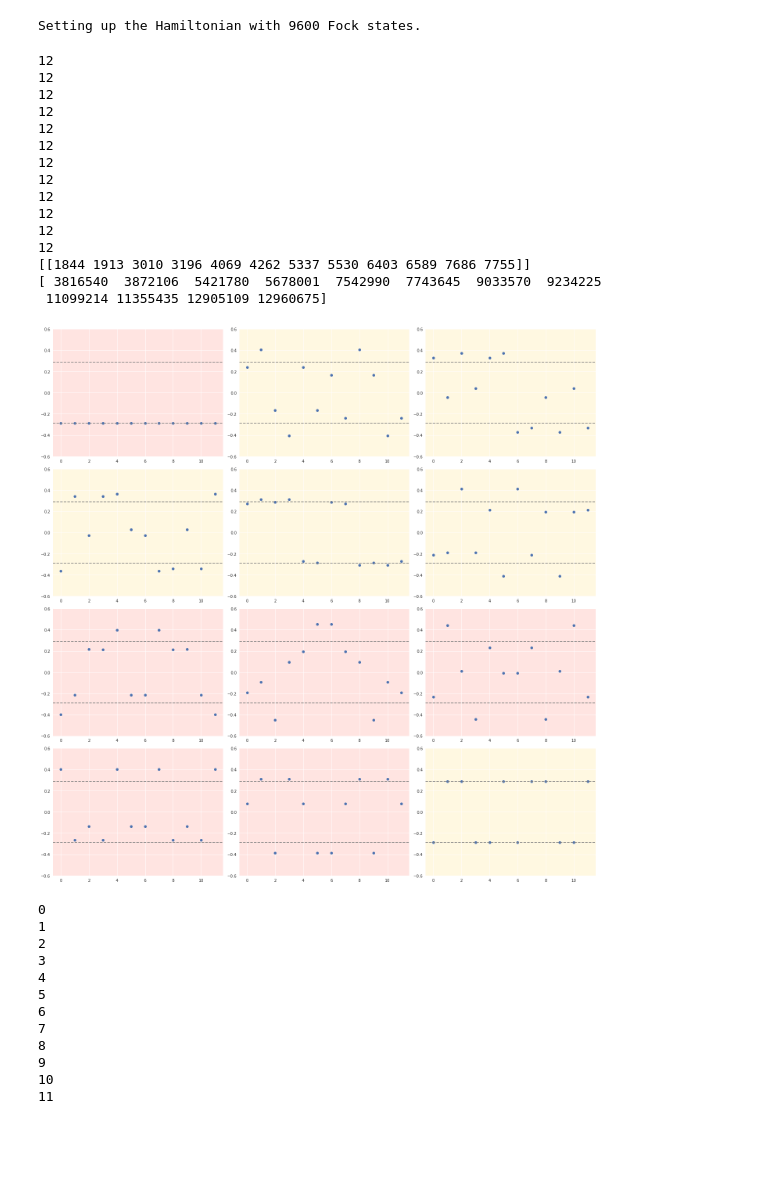
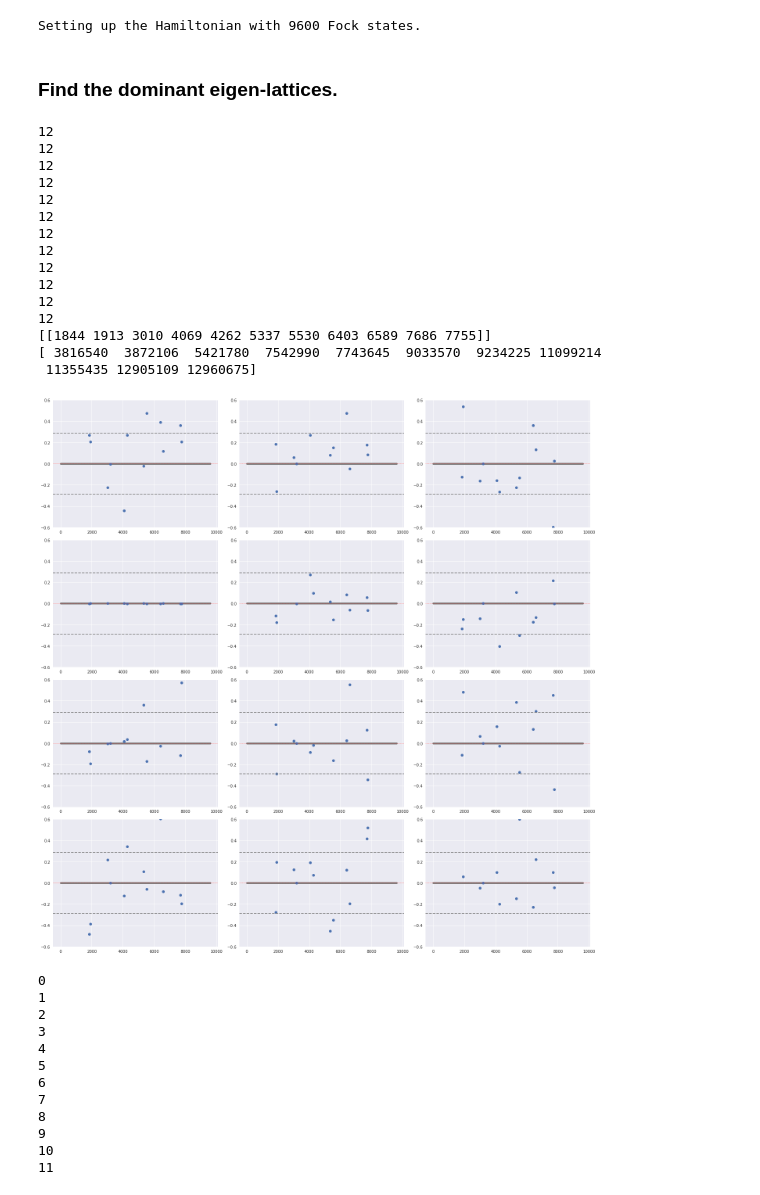
Before and after one commit to cygnus2/FQLMs, a Jupyter notebook: python_notebooks/single_eigenstates.ipynb, the cells around one changed output. Drawn from its saved outputs; the diff is of its cells as text; code cells hidden in the pictures; blank space fills up the shorter version.

```diff
--- a/python_notebooks/single_eigenstates.ipynb
+++ b/python_notebooks/single_eigenstates.ipynb
@@ -10,20 +10,22 @@ import matplotlib.pyplot as plt
 sys.path.append('../python_gauss_lattice/')
 from gauss_lattice import HamiltonianBuilder
 from gauss_lattice.aux import size_tag, read_all_states
-data_dir = '../python_data/misc_data/'
+# data_dir = '../python_data/misc_data/'
+data_dir = '../python_gauss_lattice/output/'
 
 param = {
     'L' : [2,2,2],
-    'lambda' : -100,
+    'lambda' : -50,
     'gauge_particles' : 'bosons'
 }
 tag = '_' + param['gauge_particles'] + '_' + size_tag(param['L']) + '_lam{:.2f}.dat'.format(param['lambda'])
-eigenvalues = pd.read_csv(data_dir + 'spectrum'+tag, skiprows=0, names=['E'], index_col=False)
+# eigenvalues = pd.read_csv(data_dir + 'spectrum'+tag, skiprows=0, names=['E'], index_col=False)
 eigenstates = np.load(data_dir+'eigenstates'+tag+'.npy')
-
 
 base_dir = '../python_data/visuals/'
 lattices = np.array(read_all_states(param['L'], basedir=base_dir))
 builder = HamiltonianBuilder(param, states=lattices)
 # %% [output]
 Setting up the Hamiltonian with 9600 Fock states.
+# %% [markdown]
+### Find the dominant eigen-lattices.
@@ -30,25 +56,17 @@ Setting up the Hamiltonian with 9600 Fock states.
 # %%
-def get_squeezed_eigenstate(full_estate, threshold=1e-2):
-    """ Takes in an eigenstate (as a 1D numpy-array) and returns
-        the leading contributions, i.e., the ones larger in magnitude
-        than the threshold.
-        Also returns the appropriate indicies.
-    """
-    ses = full_estate[np.abs(full_estate) >= threshold].flatten()
-    i = np.argwhere(np.abs(full_estate) >= threshold)
-    return ses, i
-
-
-
 with plt.style.context('seaborn'):
     fig, ax = plt.subplots(4,3)
     fig.set_size_inches(20, 20)
     ax = ax.flatten()
 
     for i, estate in enumerate(range(12)):
-        ses, _ = get_squeezed_eigenstate(eigenstates[:,estate], threshold=5*1e-3)
-        print(len(ses))
-        ax[i].plot(ses, ls='', marker='o')
+        ses = get_squeezed_eigenstate(eigenstates[:,estate], threshold=thresholds[param['lambda']])
+        print(len(ses[0]))
+        ax[i].plot(eigenstates[:,estate], ls='', marker='.', color='gray', alpha=12)
+        ax[i].plot(ses[1], ses[0], ls='', marker='o')
+
+        ax[i].axhline(thresholds[param['lambda']], ls=':', color='red', lw=0.5)
+        ax[i].axhline(-thresholds[param['lambda']], ls=':', color='red', lw=0.5)
 
         ax[i].axhline(np.sqrt(1/12), ls='--', color='gray', marker='')
         ax[i].axhline(-np.sqrt(1/12), ls='--', color='gray', marker='')
@@ -59,41 +77,41 @@ with plt.style.context('seaborn'):
         # We can use this to check the parity under this transformation.
 
         atol = 1e-5
-        if np.allclose(ses[::-1], ses, atol=atol):
+        if np.allclose(ses[0][::-1], ses[0], atol=atol):
             ax[i].set_facecolor((1.0, 0.47, 0.42, 0.2))
-        elif np.allclose(ses[::-1], -ses, atol=atol):
+        elif np.allclose(ses[0][::-1], -ses[0], atol=atol):
             ax[i].set_facecolor((1.0, 0.87, 0.42, 0.2))
 
         ext = 0.6
         ax[i].set_ylim(-ext, ext)
+#         ax[i].set_yscale('log')
 
 #     ax[0,0].set_yscale('log')
 #     ax[0,1].set_yscale('log')
 
-threshold = 1e-2
 print(np.argwhere(np.abs(eigenstates[:,estate]) >= threshold).T)
 contributions = np.array(builder.lookup_table)[np.argwhere(np.abs(eigenstates[:,estate]) >= threshold).flatten()]
 print(contributions)
 
 fig.tight_layout()
-fig.savefig('parity_states_lambda-100.pdf')
+# fig.savefig('parity_states_lambda-100.pdf')
 # %% [output]
 12
 12
 12
 12
 12
 12
 12
 12
 12
 12
 12
 12
-[[1844 1913 3010 3196 4069 4262 5337 5530 6403 6589 7686 7755]]
-[ 3816540  3872106  5421780  5678001  7542990  7743645  9033570  9234225
- 11099214 11355435 12905109 12960675]
+[[1844 1913 3010 4069 4262 5337 5530 6403 6589 7686 7755]]
+[ 3816540  3872106  5421780  7542990  7743645  9033570  9234225 11099214
+ 11355435 12905109 12960675]
-[figure, old version]
+[figure, new version]
 # %%
 ses = np.zeros(shape=(12,12))
 for i in range(12):
```
Also changed, not shown: parts of 2 cells of this notebook, 8 other files.
